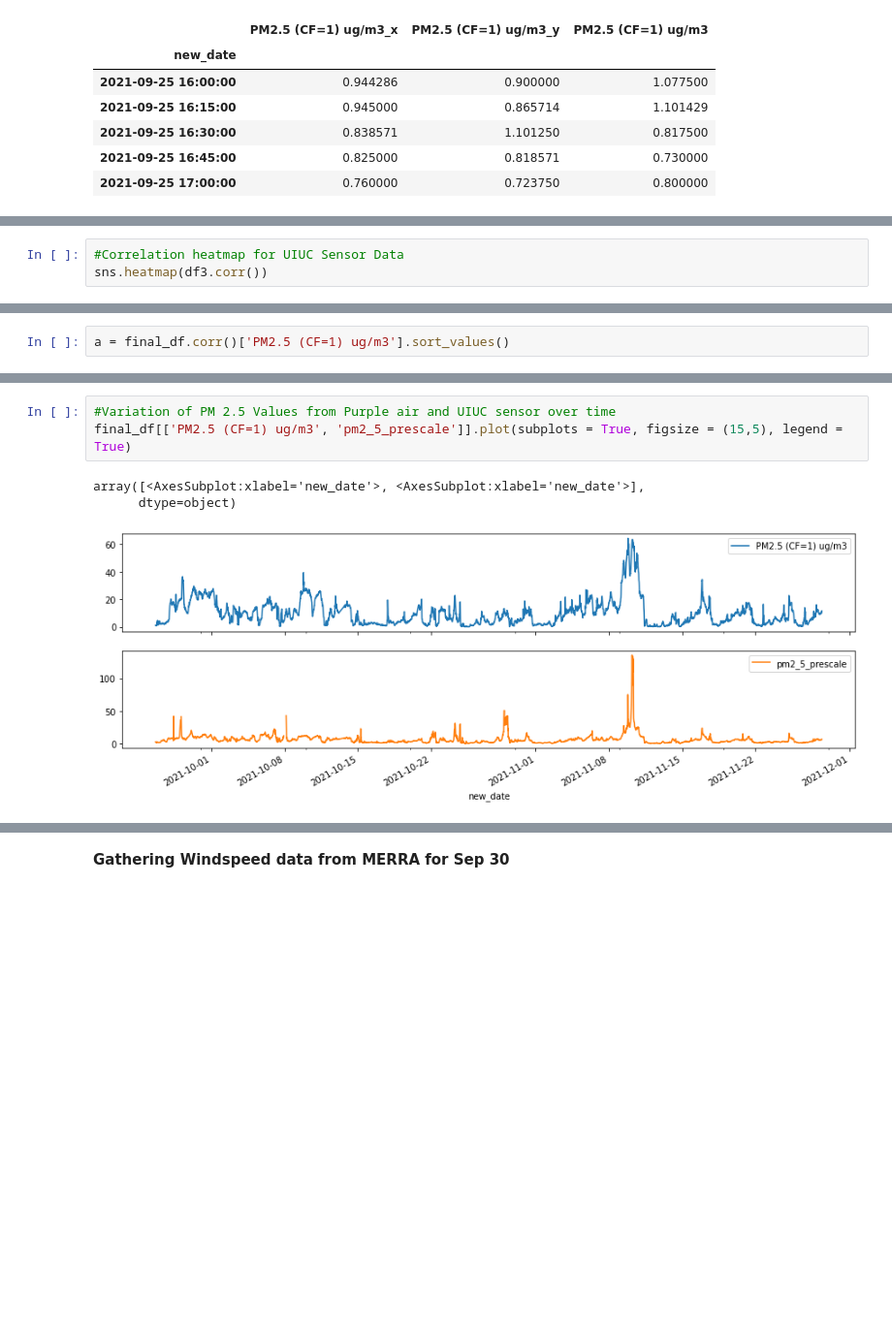
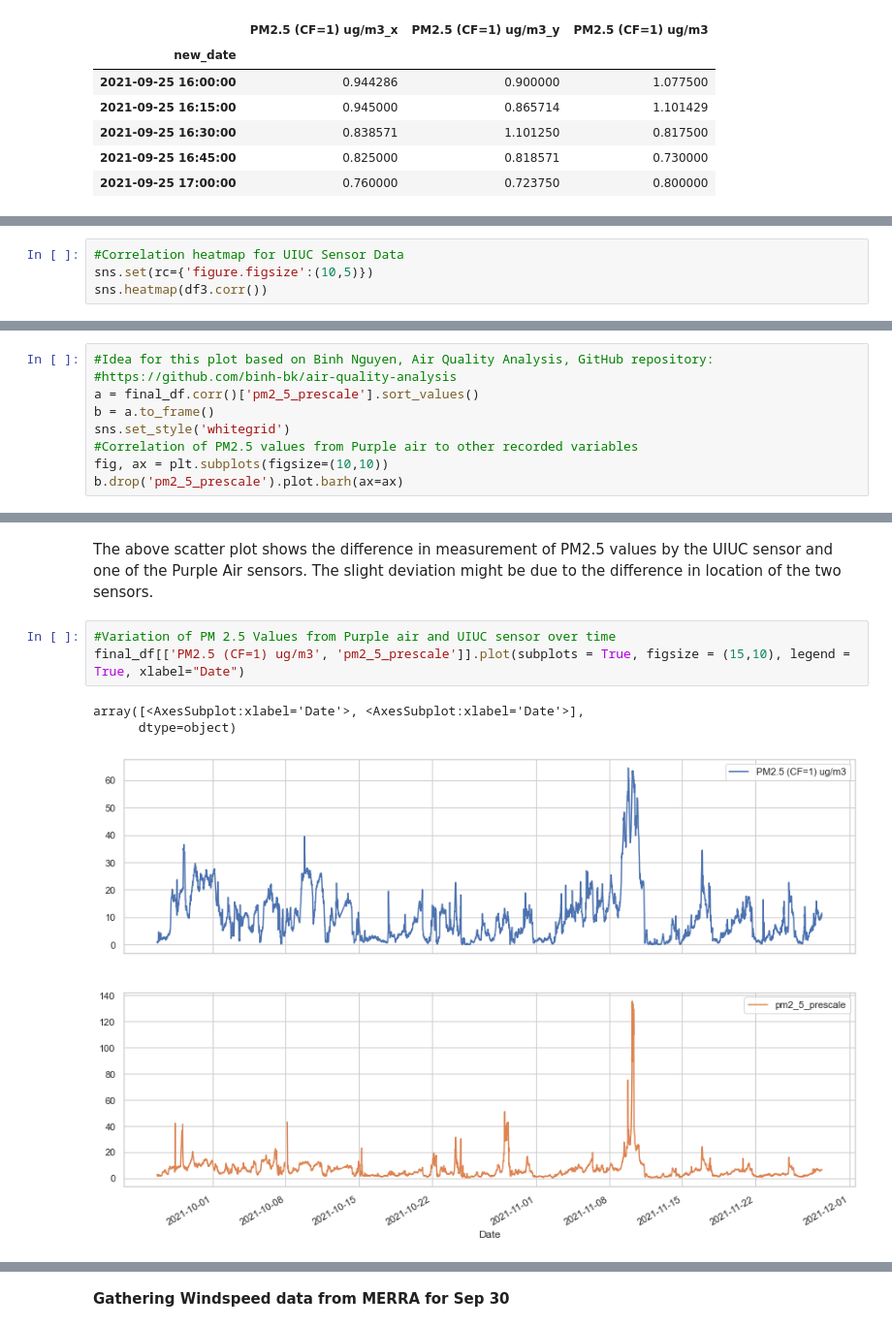
Before and after one commit to mihakim2/2021Fall_finals, a Jupyter notebook: correlations.ipynb, the cells around one changed output, grey strips where cells are left out. Shown at 97% size. Cells and saved outputs as stored; diff of their text form; blank space fills up the shorter version.

```diff
--- a/correlations.ipynb
+++ b/correlations.ipynb
@@ -126,5 +128,6 @@ df3.corr()
 # %%
 #Correlation heatmap for UIUC Sensor Data
+sns.set(rc={'figure.figsize':(10,5)})
 sns.heatmap(df3.corr())
 # %% [output]
 <AxesSubplot:>
@@ -144,2 +149,9 @@ sns.heatmap(final_df.corr())
 # %%
-a = final_df.corr()['PM2.5 (CF=1) ug/m3'].sort_values()
+#Idea for this plot based on Binh Nguyen, Air Quality Analysis, GitHub repository:
+#https://github.com/binh-bk/air-quality-analysis
+a = final_df.corr()['pm2_5_prescale'].sort_values()
+b = a.to_frame()
+sns.set_style('whitegrid')
+#Correlation of PM2.5 values from Purple air to other recorded variables
+fig, ax = plt.subplots(figsize=(10,10))
+b.drop('pm2_5_prescale').plot.barh(ax=ax)
@@ -161,7 +172,9 @@ plt.scatter(final_df['PM2.5 (CF=1) ug/m3'], final_df['pm2_5_prescale'], alpha =
+# %% [markdown]
+<h8> The above scatter plot shows the difference in measurement of PM2.5 values by the UIUC sensor and one of the Purple Air sensors. The slight deviation might be due to the difference in location of the two sensors.</h8>
 # %%
 #Variation of PM 2.5 Values from Purple air and UIUC sensor over time
-final_df[['PM2.5 (CF=1) ug/m3', 'pm2_5_prescale']].plot(subplots = True, figsize = (15,5), legend = True)
+final_df[['PM2.5 (CF=1) ug/m3', 'pm2_5_prescale']].plot(subplots = True, figsize = (15,10), legend = True, xlabel="Date")
 # %% [output]
-array([<AxesSubplot:xlabel='new_date'>, <AxesSubplot:xlabel='new_date'>],
+array([<AxesSubplot:xlabel='Date'>, <AxesSubplot:xlabel='Date'>],
       dtype=object)
-[figure, old version]
+[figure, new version]
```
Also changed, not shown: parts of 69 cells of this notebook, 1 other file.
